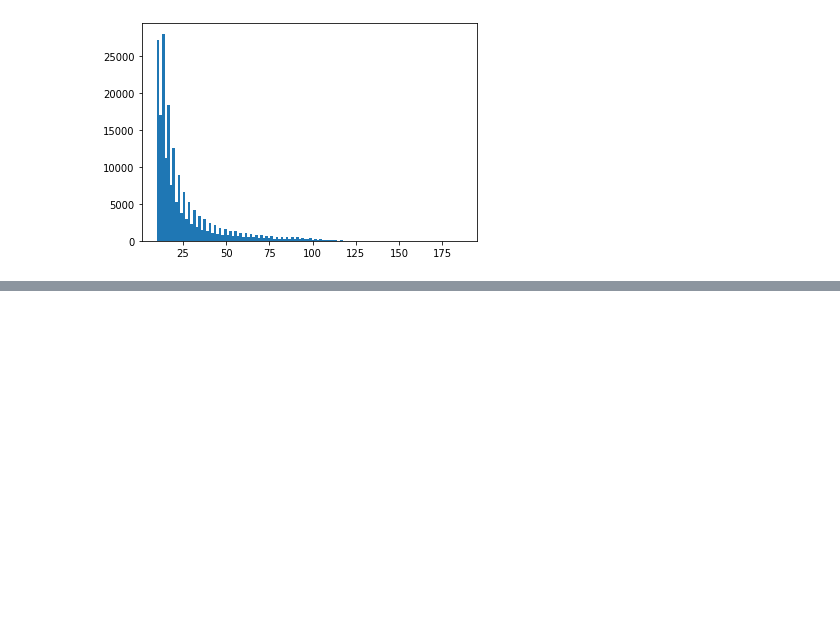
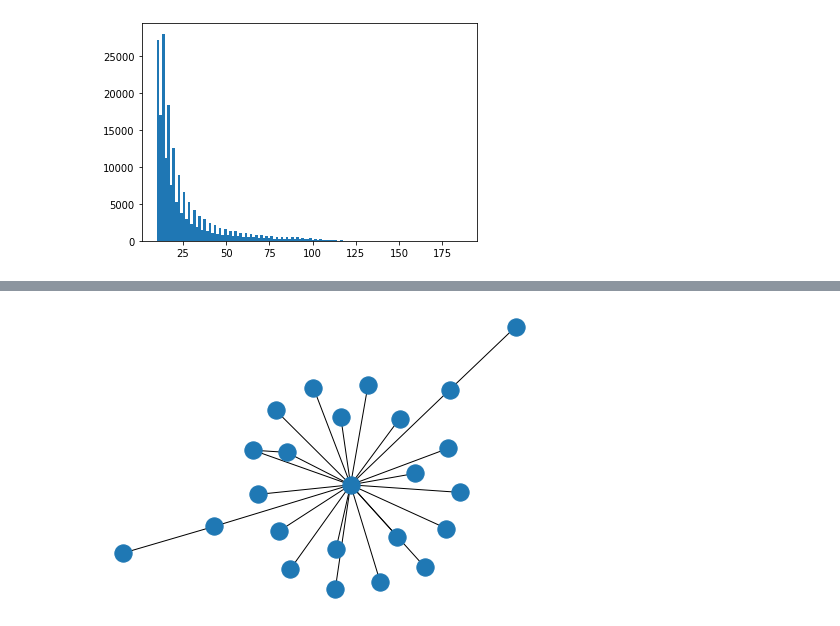
Before and after one commit to wendlerc/dfs-graph-transformer, a Jupyter notebook: notebooks/selfattn/Karate Club Graph Property Prediction.ipynb, the cells around one changed output, grey strips where cells are left out. Saved outputs shown, nothing was run; the diff lists cells and outputs as text; code cells hidden in the pictures; blank space fills up the shorter version.

```diff
--- a/notebooks/selfattn/Karate Club Graph Property Prediction.ipynb
+++ b/notebooks/selfattn/Karate Club Graph Property Prediction.ipynb
@@ -121,0 +133,4 @@ nx.draw(g)
+# %%
+nx.draw(graph2nx(g2))
+# %% [output]
+[figure, added]
```
Also changed, not shown: parts of 28 cells of this notebook, 5 other files.
